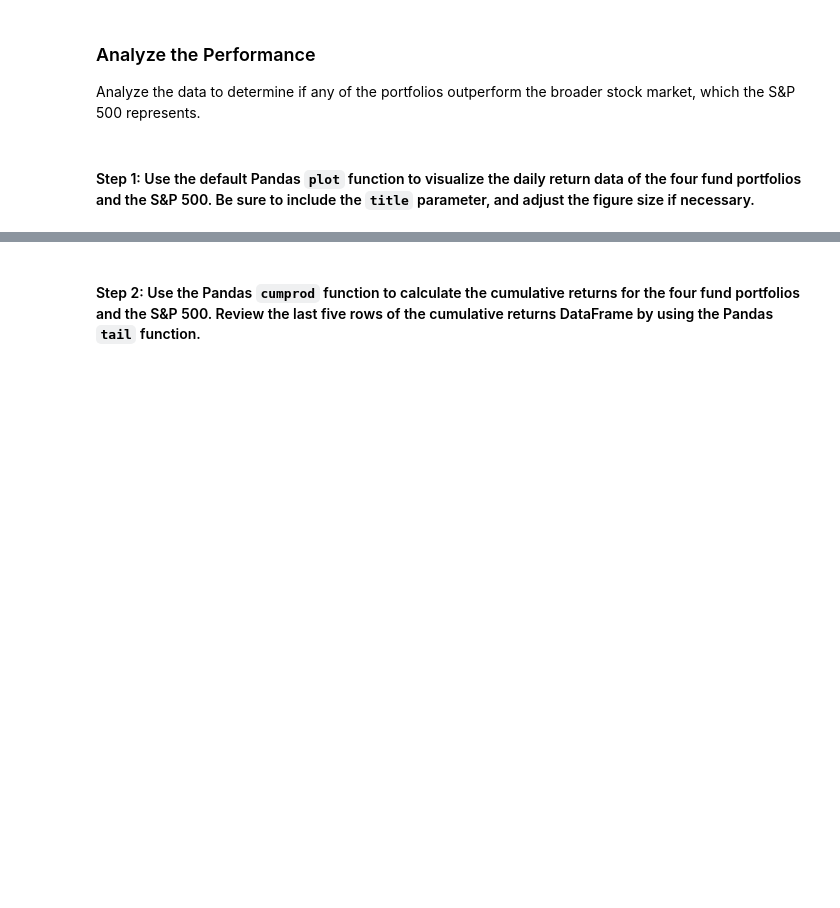
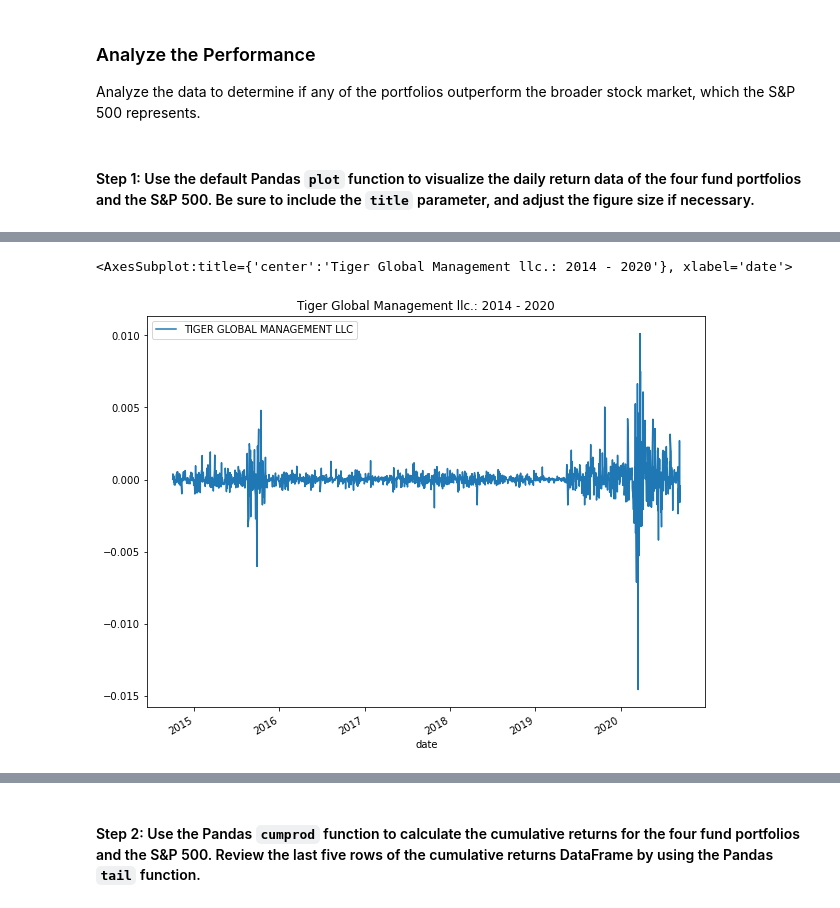
Before and after one commit to saeedraghib/m04_challenge_01, a Jupyter notebook: sr_risk_return_analysis.ipynb, the cells around one changed output, grey strips where cells are left out. Saved outputs shown, nothing was run; the diff lists cells and outputs as text; code cells hidden in the pictures; blank space fills up the shorter version.

```diff
--- a/sr_risk_return_analysis.ipynb
+++ b/sr_risk_return_analysis.ipynb
@@ -185,0 +207,5 @@ Analyze the data to determine if any of the portfolios outperform the broader st
+# %%
+df_tgm_daily_returns.plot(figsize=(10,8), title='Tiger Global Management llc.: 2014 - 2020')
+# %% [output]
+<AxesSubplot:title={'center':'Tiger Global Management llc.: 2014 - 2020'}, xlabel='date'>
+[figure, added]
```
Also changed, not shown: parts of 17 cells of this notebook, 1 other file.
